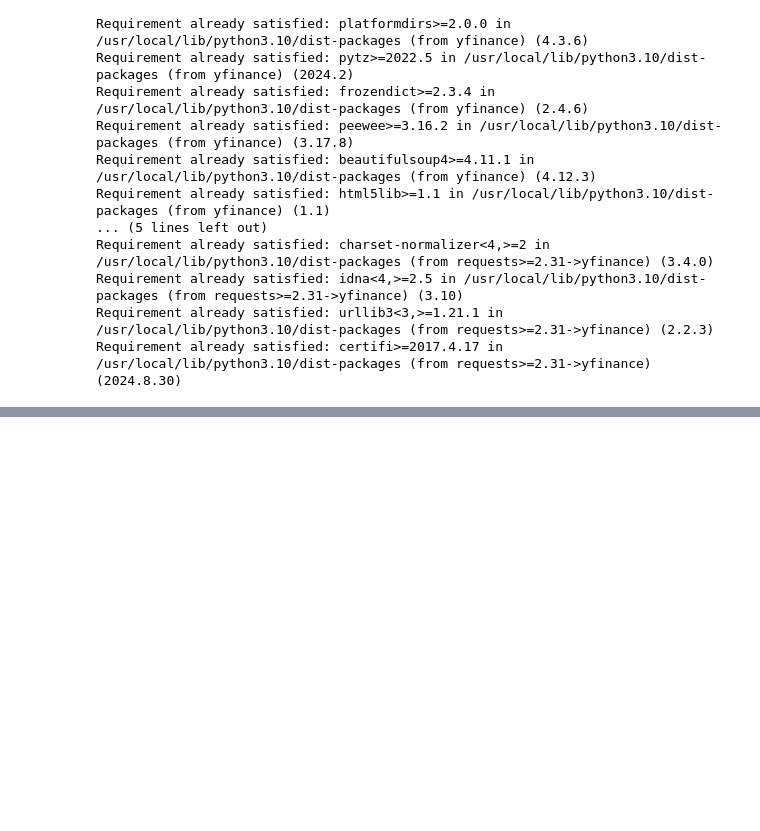
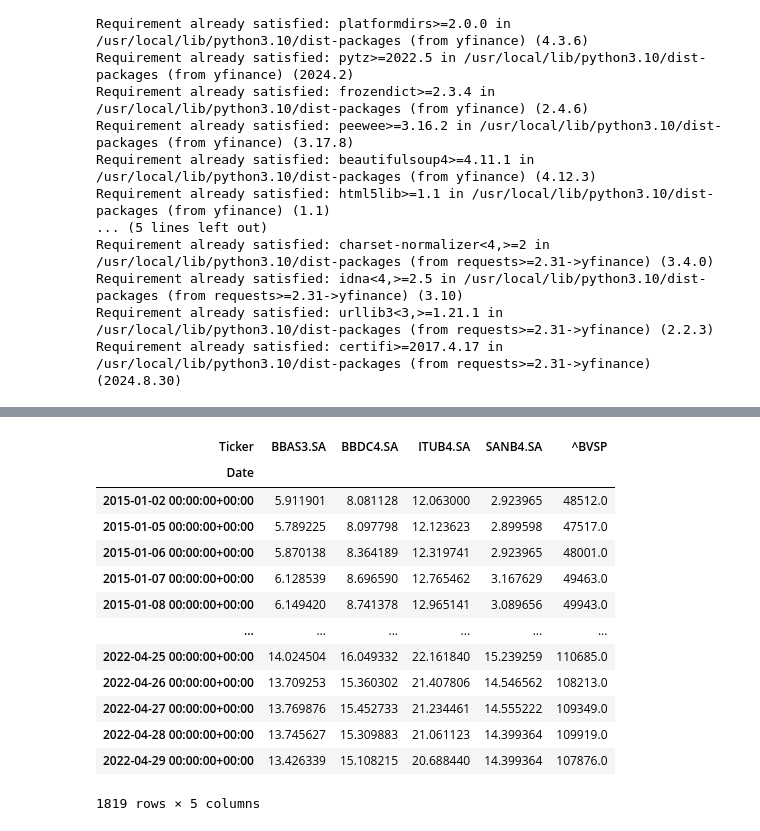
Before and after one commit to jotamath/curso_financas, a Jupyter notebook: curso_basico_python_financas.ipynb, the cells around one changed output, grey strips where cells are left out. Saved outputs shown, nothing was run; the diff lists cells and outputs as text; code cells hidden in the pictures; blank space fills up the shorter version.

```diff
--- a/curso_basico_python_financas.ipynb
+++ b/curso_basico_python_financas.ipynb
@@ -33,0 +80,19 @@ dados_bancarios =
+# %%
+dados_desde_2015 = dados_bancarios[dados_bancarios.index > "2015-01-01"]
+
+dados_desde_2015
+# %% [output]
+| Ticker | BBAS3.SA | BBDC4.SA | ITUB4.SA | SANB4.SA | ^BVSP |
+| Date |  |  |  |  |  |
+| 2015-01-02 00:00:00+00:00 | 5.911901 | 8.081128 | 12.063000 | 2.923965 | 48512.0 |
+| 2015-01-05 00:00:00+00:00 | 5.789225 | 8.097798 | 12.123623 | 2.899598 | 47517.0 |
+| 2015-01-06 00:00:00+00:00 | 5.870138 | 8.364189 | 12.319741 | 2.923965 | 48001.0 |
+| 2015-01-07 00:00:00+00:00 | 6.128539 | 8.696590 | 12.765462 | 3.167629 | 49463.0 |
+| 2015-01-08 00:00:00+00:00 | 6.149420 | 8.741378 | 12.965141 | 3.089656 | 49943.0 |
+| ... | ... | ... | ... | ... | ... |
+| 2022-04-25 00:00:00+00:00 | 14.024504 | 16.049332 | 22.161840 | 15.239259 | 110685.0 |
+| 2022-04-26 00:00:00+00:00 | 13.709253 | 15.360302 | 21.407806 | 14.546562 | 108213.0 |
+| 2022-04-27 00:00:00+00:00 | 13.769876 | 15.452733 | 21.234461 | 14.555222 | 109349.0 |
+| 2022-04-28 00:00:00+00:00 | 13.745627 | 15.309883 | 21.061123 | 14.399364 | 109919.0 |
+| 2022-04-29 00:00:00+00:00 | 13.426339 | 15.108215 | 20.688440 | 14.399364 | 107876.0 |
+1819 rows × 5 columns
```
Also changed, not shown: parts of 5 cells of this notebook.
